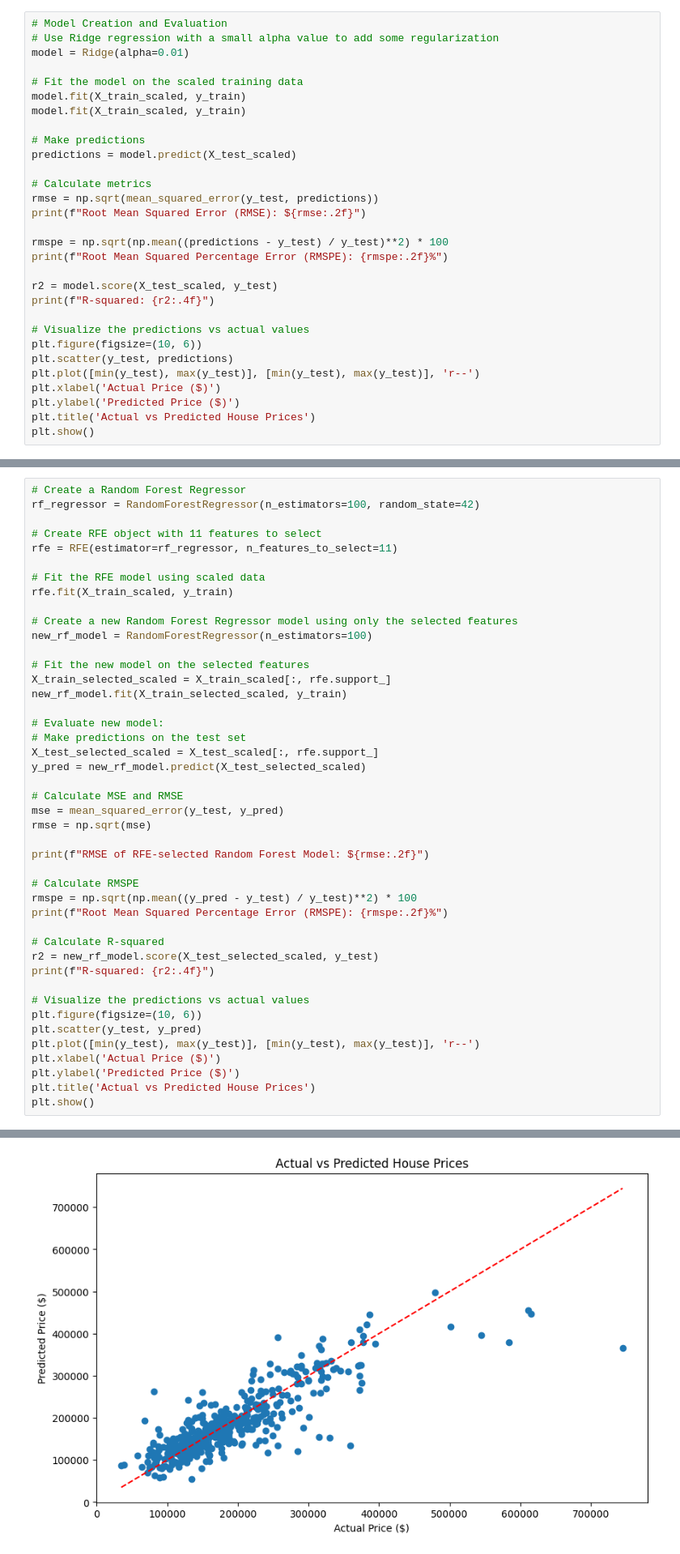
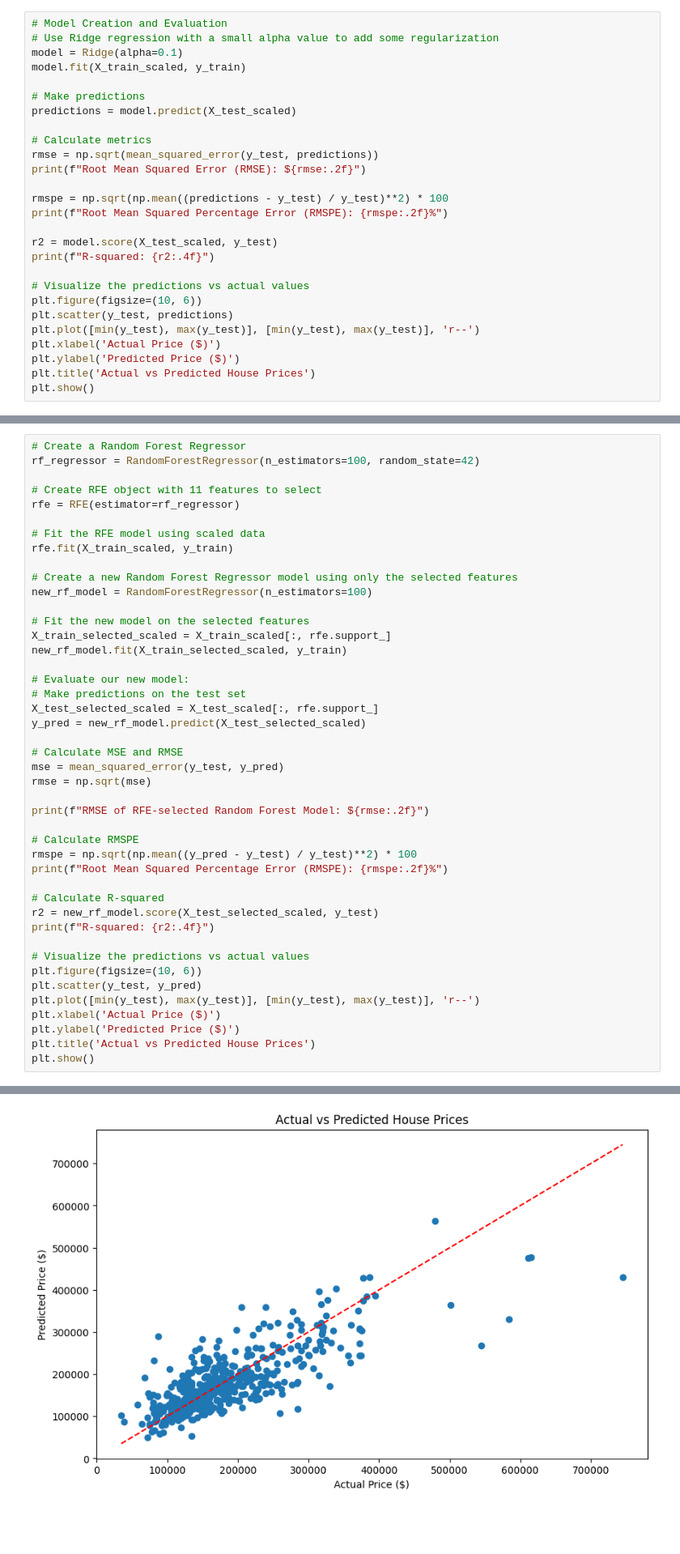
Before and after one commit to rwcitek/RSB-cohort-15-data-science, a Jupyter notebook: Colab-Notebooks/Module-2/project-2/Project_2_Housing_Price_Prediction_v_6.ipynb, the cells around one changed output, grey strips where cells are left out. Shown: that part at 81% size. Drawn from its saved outputs; the diff is of its cells as text; blank space fills up the shorter version.

```diff
--- a/Colab-Notebooks/Module-2/project-2/Project_2_Housing_Price_Prediction_v_6.ipynb
+++ b/Colab-Notebooks/Module-2/project-2/Project_2_Housing_Price_Prediction_v_6.ipynb
@@ -419,10 +419,7 @@ X_test_scaled = scaler.transform(X_test)
 # %%
 # Model Creation and Evaluation
 # Use Ridge regression with a small alpha value to add some regularization
-model = Ridge(alpha=0.01)
-
-# Fit the model on the scaled training data
-model.fit(X_train_scaled, y_train)
+model = Ridge(alpha=0.1)
 model.fit(X_train_scaled, y_train)
 
 # Make predictions
@@ -458,7 +455,7 @@ R-squared: 0.6528
 rf_regressor = RandomForestRegressor(n_estimators=100, random_state=42)
 
 # Create RFE object with 11 features to select
-rfe = RFE(estimator=rf_regressor, n_features_to_select=11)
+rfe = RFE(estimator=rf_regressor)
 
 # Fit the RFE model using scaled data
 rfe.fit(X_train_scaled, y_train)
@@ -470,7 +467,7 @@ new_rf_model = RandomForestRegressor(n_estimators=100)
 X_train_selected_scaled = X_train_scaled[:, rfe.support_]
 new_rf_model.fit(X_train_selected_scaled, y_train)
 
-# Evaluate new model:
+# Evaluate our new model:
 # Make predictions on the test set
 X_test_selected_scaled = X_test_scaled[:, rfe.support_]
 y_pred = new_rf_model.predict(X_test_selected_scaled)
@@ -504,4 +501,4 @@ R-squared: 0.7197
-[figure, old version]
+[figure, new version]
 # %% [markdown]
 # 5c- RFECV Modelling
 # %%
```
Also changed, not shown: parts of 9 cells of this notebook, 2 other files.
